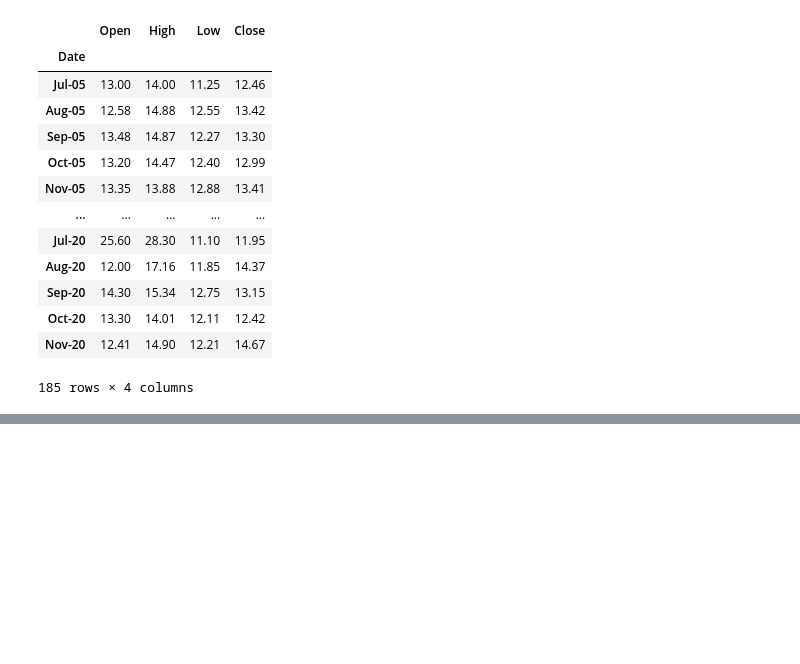
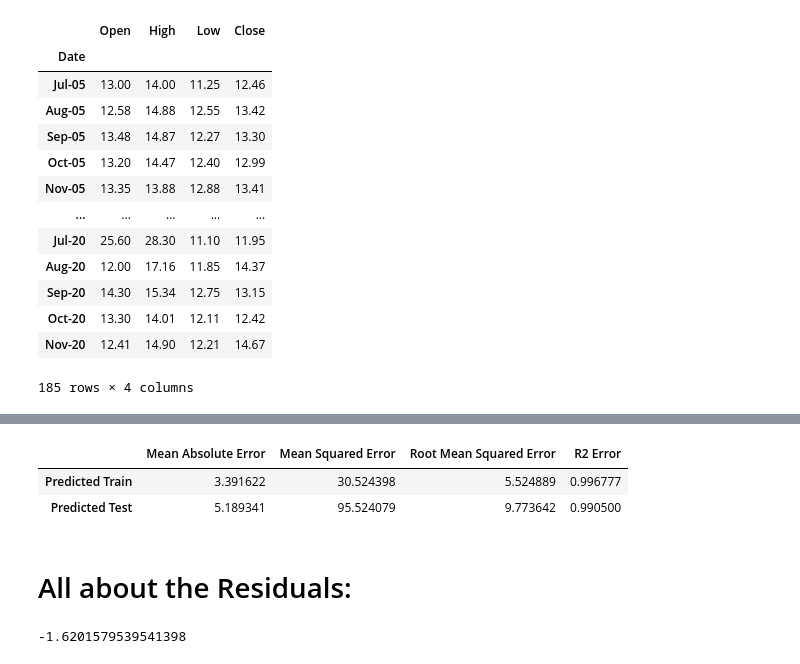
Before and after one commit to manisha-dhanuka/Linear-Regression, a Jupyter notebook: yes_bank_project.ipynb, the cells around one changed output, grey strips where cells are left out. Cells and saved outputs as stored; diff of their text form; code cells hidden in the pictures; blank space fills up the shorter version.

```diff
--- a/yes_bank_project.ipynb
+++ b/yes_bank_project.ipynb
@@ -135,0 +155,3 @@ np.sqrt(mean_squared_error( y_test, predicted_close))
+# %%
+predicted_train = regress.predict(X_train)
+predicted_test = regress.predict(X_test)
@@ -135,0 +182,26 @@ np.sqrt(mean_squared_error( y_test, predicted_close))
+# %%
+# Evaluating Train Values:
+#Mean Absolute error:
+MAE_train = mean_absolute_error( y_train, predicted_train)
+
+# Mean squared Error:
+MSE_train = mean_squared_error( y_train, predicted_train)
+
+# Root mean squared error:
+RMSE_train = np.sqrt(mean_squared_error( y_train, predicted_train))
+
+# R2_score
+r2_train = r2_score(y_train, predicted_train)
+# %%
+# Evaluating Test Values:
+#Mean Absolute error:
+MAE_test = mean_absolute_error( y_test, predicted_test)
+
+# Mean squared Error:
+MSE_test = mean_squared_error( y_test, predicted_test)
+
+# Root mean squared error:
+RMSE_test = np.sqrt(mean_squared_error( y_test, predicted_test))
+
+# R2_score
+r2_test = r2_score(y_test, predicted_test)
@@ -135,0 +212,15 @@ np.sqrt(mean_squared_error( y_test, predicted_close))
+# %%
+error_df = pd.DataFrame(index = [' Predicted Train','Predicted Test'], data = {'Mean Absolute Error': [MAE_train, MAE_test], 'Mean Squared Error':[MSE_train, MSE_test] ,'Root Mean Squared Error': [RMSE_train, RMSE_test],'R2 Error': [r2_train, r2_test]})
+# %%
+error_df
+# %% [output]
+|  | Mean Absolute Error | Mean Squared Error | Root Mean Squared Error | R2 Error |
+| Predicted Train | 3.391622 | 30.524398 | 5.524889 | 0.996777 |
+| Predicted Test | 5.189341 | 95.524079 | 9.773642 | 0.990500 |
+# %% [markdown]
+# All about the Residuals:
+# %%
+test_residuals = y_test - predicted_test
+test_residuals.mean()
+# %% [output]
+-1.6201579539541398
```
Also changed, not shown: parts of 49 cells of this notebook.
